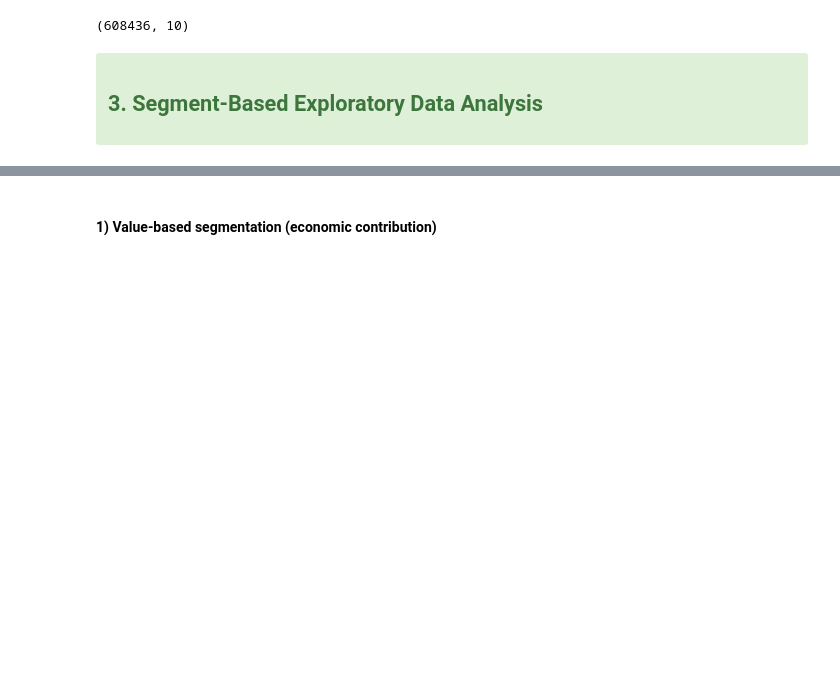
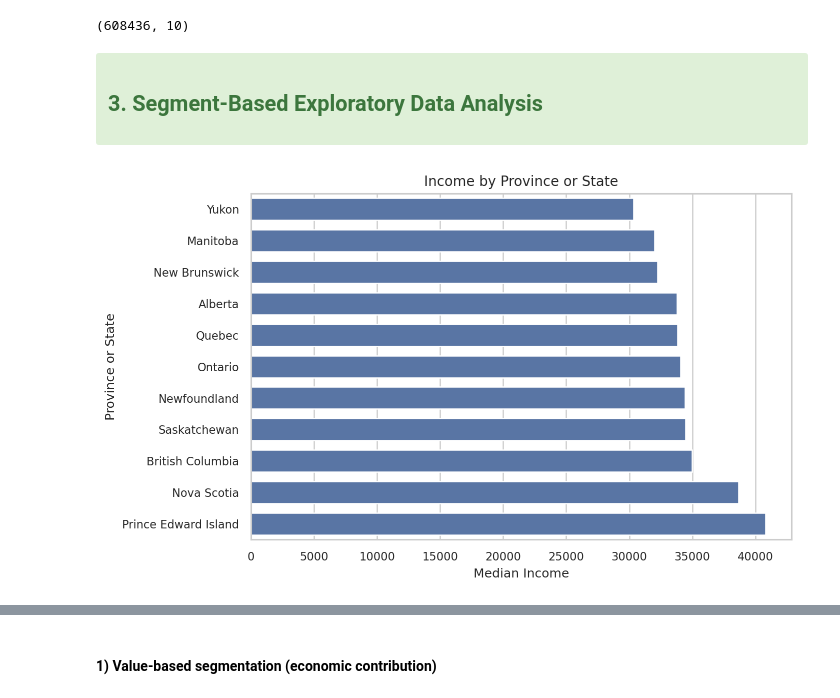
Before and after one commit to Solomonclement123/Data-Mining-Project, a Jupyter notebook: Group46_EDA_FeatureEngineering_Aggregared.ipynb, the cells around one changed output, grey strips where cells are left out. Saved outputs shown, nothing was run; the diff lists cells and outputs as text; code cells hidden in the pictures; blank space fills up the shorter version.

```diff
--- a/Group46_EDA_FeatureEngineering_Aggregared.ipynb
+++ b/Group46_EDA_FeatureEngineering_Aggregared.ipynb
@@ -419,0 +480,4 @@ df = aggregated_df.copy()
+# %%
+by_subjects(subj="Income", subj1="Province or State", agg="median", top_n=None, palette=None)
+# %% [output]
+[figure, added]
```
Also changed, not shown: parts of 32 cells of this notebook.
